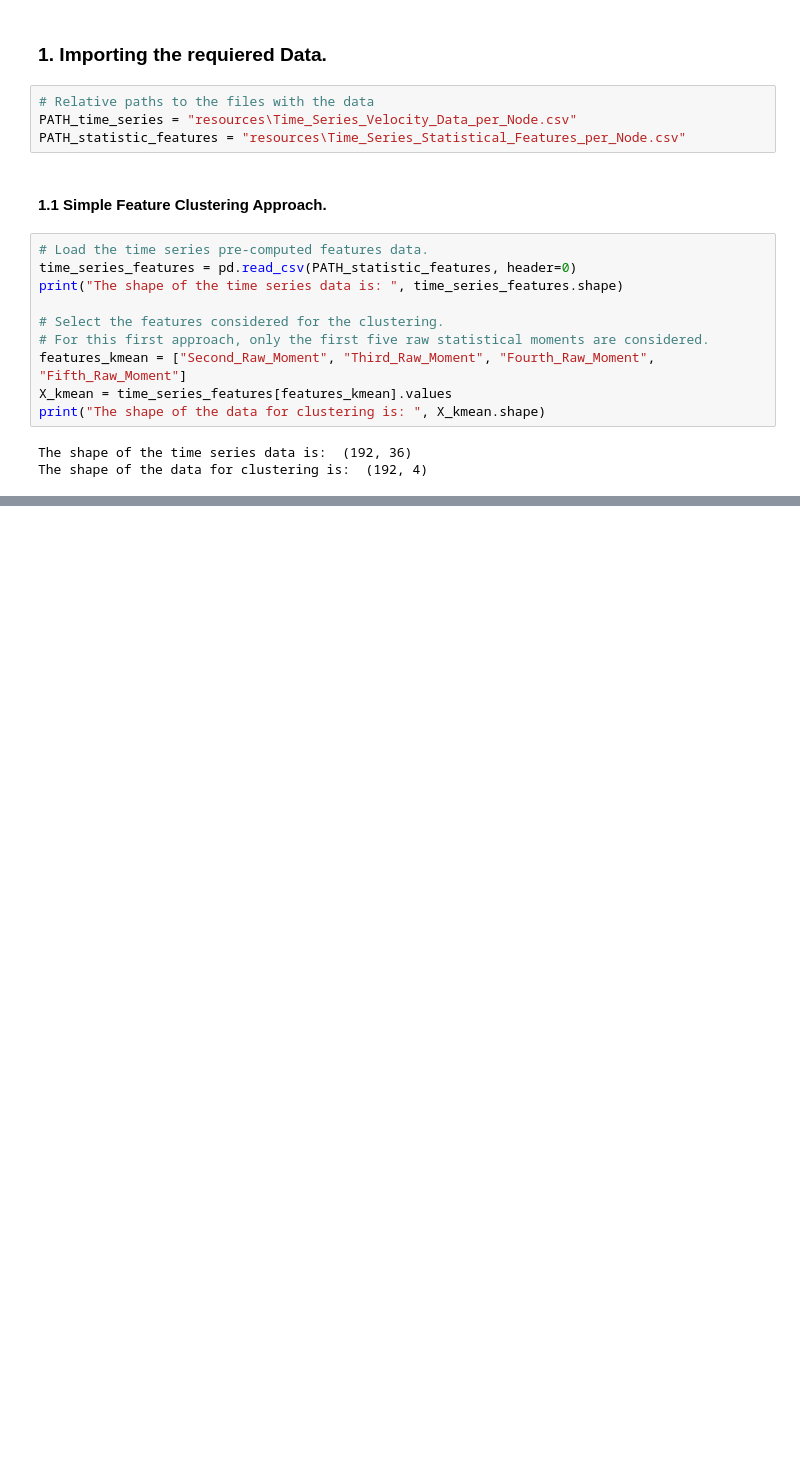
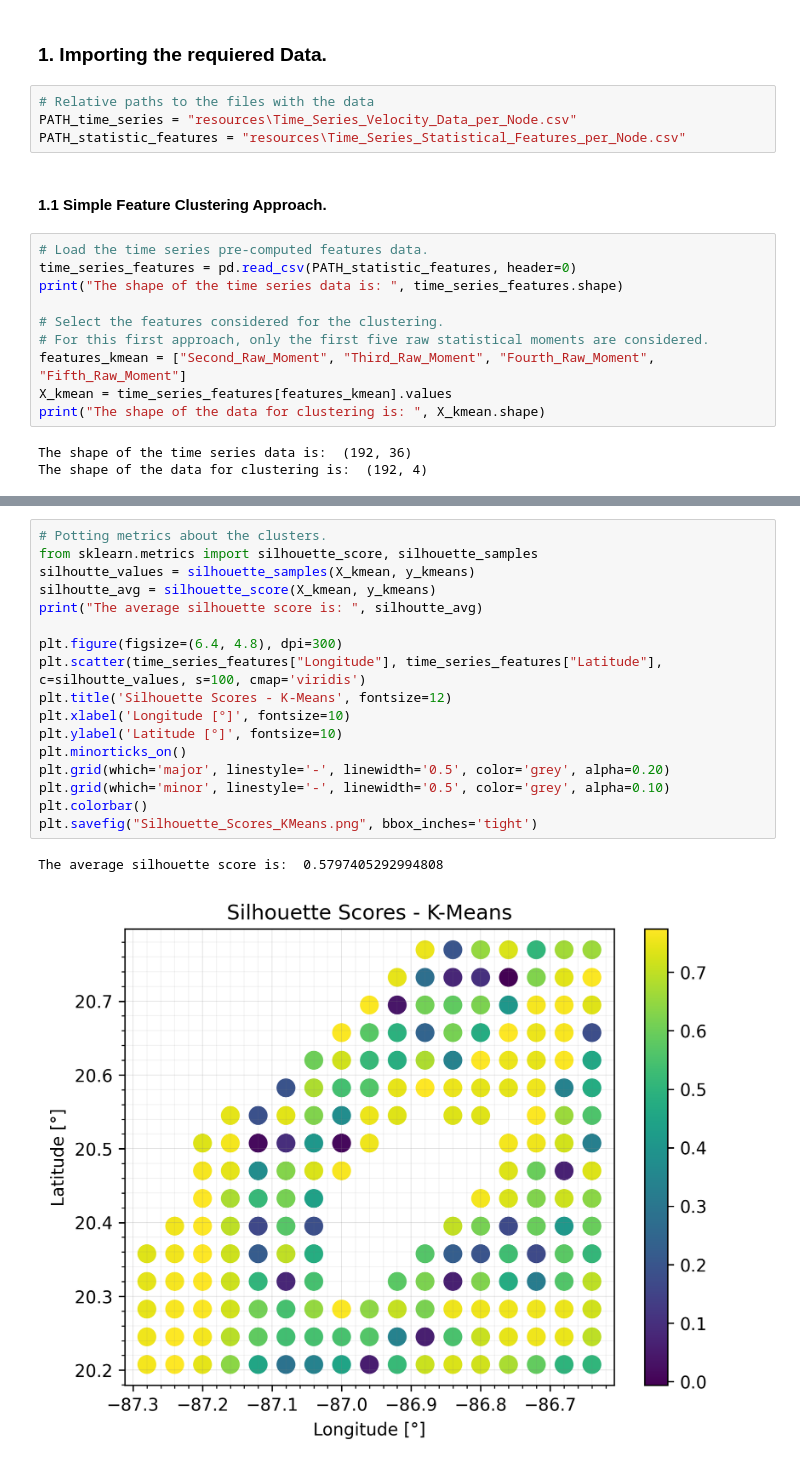
Before and after one commit to gcanop120/Clustering_Nodes_for_Time_Series, a Jupyter notebook: clustering techniques.ipynb, the cells around one changed output, grey strips where cells are left out. Saved outputs shown, nothing was run; the diff lists cells and outputs as text; blank space fills up the shorter version.

```diff
--- a/clustering techniques.ipynb
+++ b/clustering techniques.ipynb
@@ -52,0 +97,20 @@ plt.savefig("Elbow_Method_KMeans.png", bbox_inches='tight')
+# %%
+# Potting metrics about the clusters.
+from sklearn.metrics import silhouette_score, silhouette_samples
+silhoutte_values = silhouette_samples(X_kmean, y_kmeans)
+silhoutte_avg = silhouette_score(X_kmean, y_kmeans)
+print("The average silhouette score is: ", silhoutte_avg)
+
+plt.figure(figsize=(6.4, 4.8), dpi=300)
+plt.scatter(time_series_features["Longitude"], time_series_features["Latitude"], c=silhoutte_values, s=100, cmap='viridis')
+plt.title('Silhouette Scores - K-Means', fontsize=12)
+plt.xlabel('Longitude [°]', fontsize=10)
+plt.ylabel('Latitude [°]', fontsize=10)
+plt.minorticks_on()
+plt.grid(which='major', linestyle='-', linewidth='0.5', color='grey', alpha=0.20)
+plt.grid(which='minor', linestyle='-', linewidth='0.5', color='grey', alpha=0.10)
+plt.colorbar()
+plt.savefig("Silhouette_Scores_KMeans.png", bbox_inches='tight')
+# %% [output]
+The average silhouette score is:  0.5797405292994808
+[figure, added]
```
Also changed, not shown: parts of 3 cells of this notebook, 1 other file.
